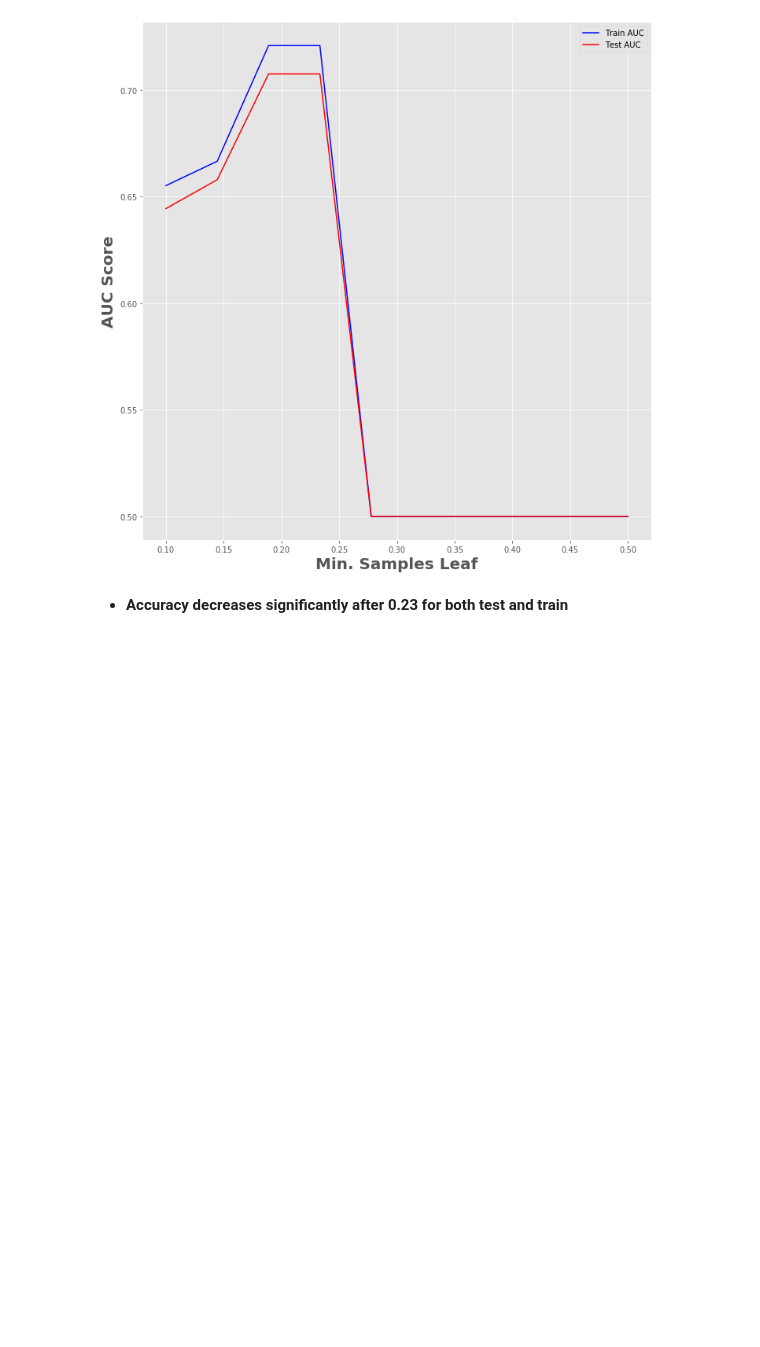
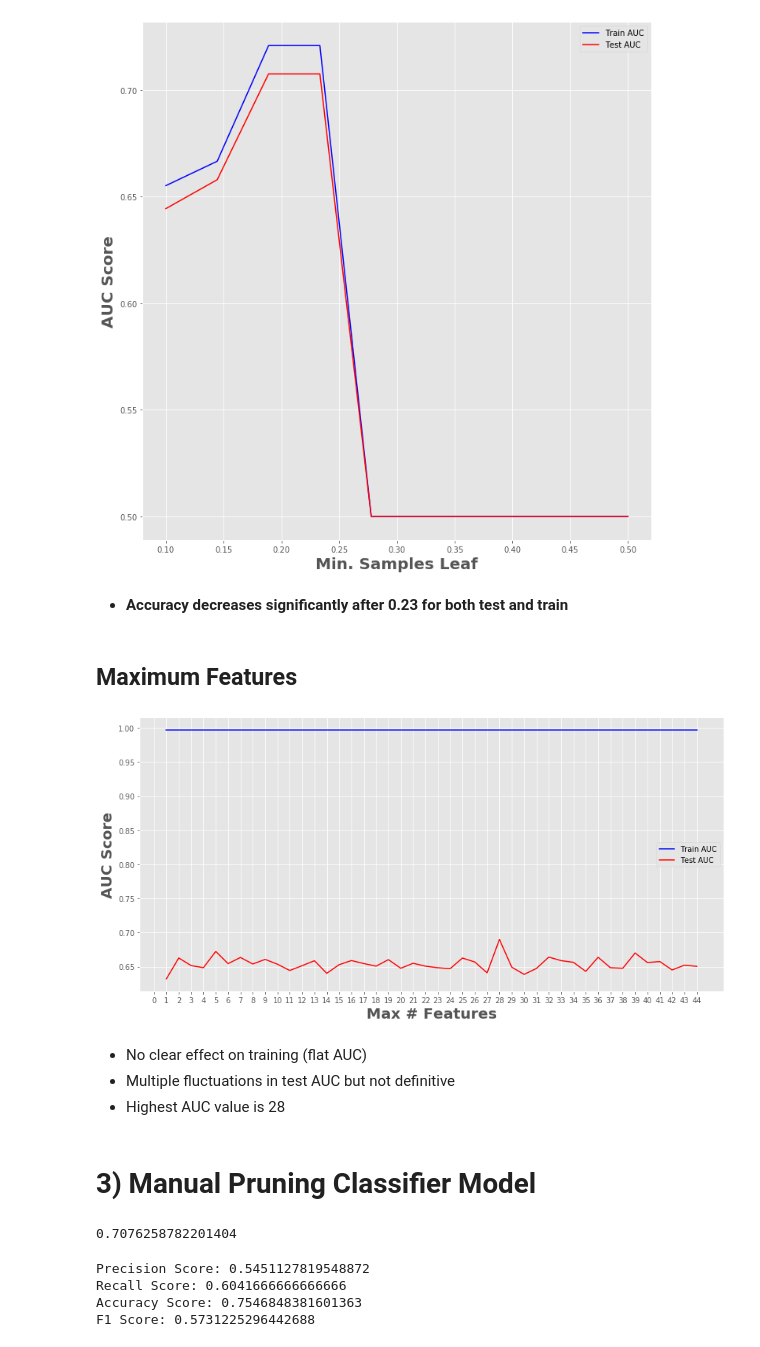
Before and after one commit to andrewcole33/telco_churn_analysis, a Jupyter notebook: decision_tree.ipynb, the cells around one changed output. Cells and saved outputs as stored; diff of their text form; code cells hidden in the pictures; blank space fills up the shorter version.

```diff
--- a/decision_tree.ipynb
+++ b/decision_tree.ipynb
@@ -278,3 +282,61 @@ plt.tight_layout()
 [figure]
 # %% [markdown]
 - **Accuracy decreases significantly after 0.23 for both test and train**
+# %% [markdown]
+## Maximum Features
+# %%
+max_features = list(range(1, X_train.shape[1]))
+train_results = []
+test_results = []
+for max_feature in max_features:
+    dt = DecisionTreeClassifier('entropy', max_features = max_feature, random_state = 33)
+    dt.fit(X_train, y_train)
+    train_preds = dt.predict(X_train)
+    fpr, tpr, thresholds = roc_curve(y_train, train_preds)
+    roc_auc = auc(fpr, tpr)
+    train_results.append(roc_auc)
+    test_preds = dt.predict(X_test)
+    fpr, tpr, thresholds = roc_curve(y_test, test_preds)
+    roc_auc = auc(fpr, tpr)
+    test_results.append(roc_auc)
+
+plt.figure(figsize = (12,6))
+plt.plot(max_features, train_results, 'b', label = 'Train AUC')
+plt.plot(max_features, test_results, 'r', label = 'Test AUC')
+plt.xlabel('Max # Features', fontweight = 'bold', fontsize = 20)
+plt.xticks(np.arange(0, 45))
+plt.ylabel('AUC Score', fontweight = 'bold', fontsize = 20)
+plt.legend()
+plt.tight_layout()
+# %% [output]
+[figure, added]
+# %% [markdown]
+- No clear effect on training (flat AUC)
+- Multiple fluctuations in test AUC but not definitive
+- Highest AUC value is 28
+# %% [markdown]
+# **3) Manual Pruning Classifier Model**
+# %%
+dt2 = DecisionTreeClassifier(
+                            criterion = 'entropy',
+                            max_depth = 3,
+                            min_samples_split = 0.4,
+                            min_samples_leaf = 0.23,
+                            random_state = 33)
+dt2.fit(X_train, y_train)
+y_preds = dt2.predict(X_test)
+fpr, tpr, thresholds = roc_curve(y_test, y_preds)
+roc_auc = auc(fpr, tpr)
+roc_auc
+# %% [output]
+0.7076258782201404
+# %%
+print(f"Precision Score: {precision_score(y_test, y_preds)}")
+print(f"Recall Score: {recall_score(y_test, y_preds)}")
+print(f"Accuracy Score: {accuracy_score(y_test, y_preds)}")
+print(f"F1 Score: {f1_score(y_test, y_preds)}")
+# %% [output]
+Precision Score: 0.5451127819548872
+Recall Score: 0.6041666666666666
+Accuracy Score: 0.7546848381601363
+F1 Score: 0.5731225296442688
```
Also changed, not shown: parts of 12 cells of this notebook.
